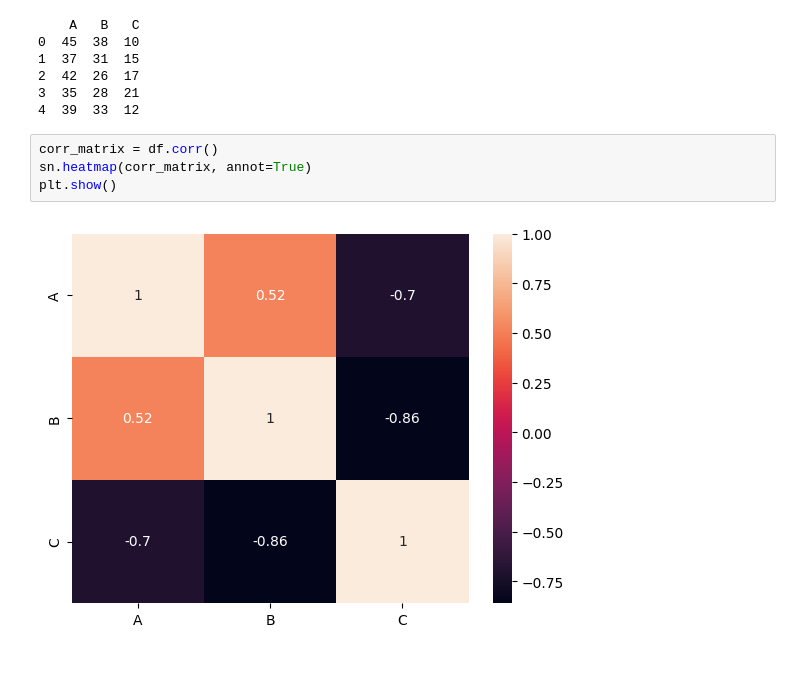
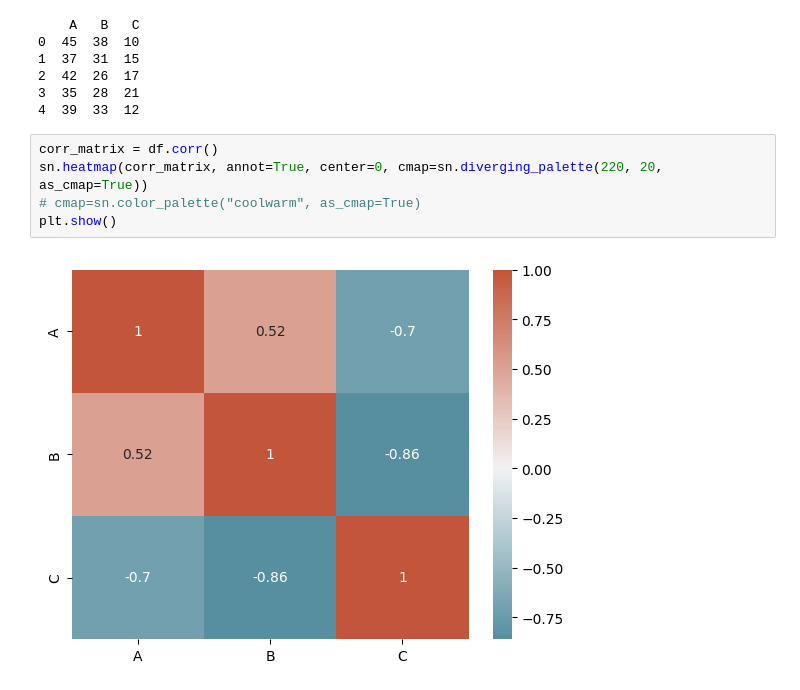
Before and after one commit to ernesttan1976/flight-data, a Jupyter notebook: notebooks/correlation.ipynb, the cells around one changed output. Saved outputs shown, nothing was run; the diff lists cells and outputs as text.

```diff
--- a/notebooks/correlation.ipynb
+++ b/notebooks/correlation.ipynb
@@ -20,7 +20,8 @@ print(df)
 4  39  33  12
 # %%
 corr_matrix = df.corr()
-sn.heatmap(corr_matrix, annot=True)
+sn.heatmap(corr_matrix, annot=True, center=0, cmap=sn.diverging_palette(220, 20, as_cmap=True))
+# cmap=sn.color_palette("coolwarm", as_cmap=True)
 plt.show()
 # %% [output]
-[figure, old version]
+[figure, new version]
```
Also changed, not shown: 6 other files.
